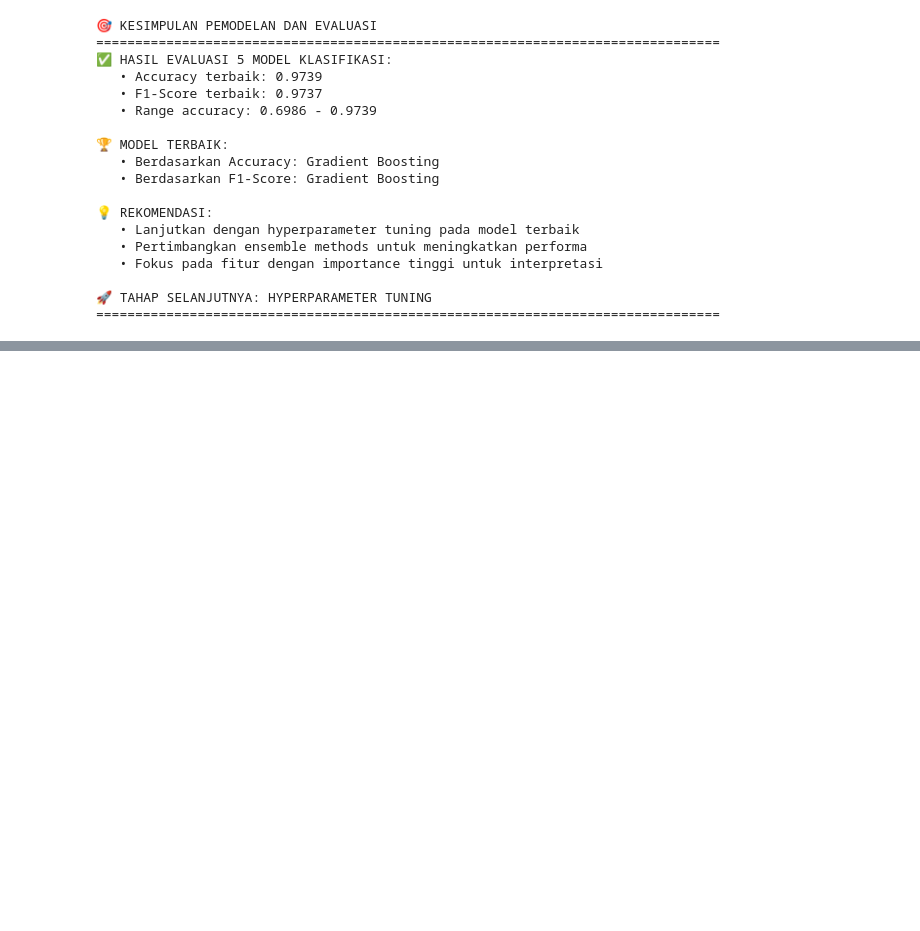
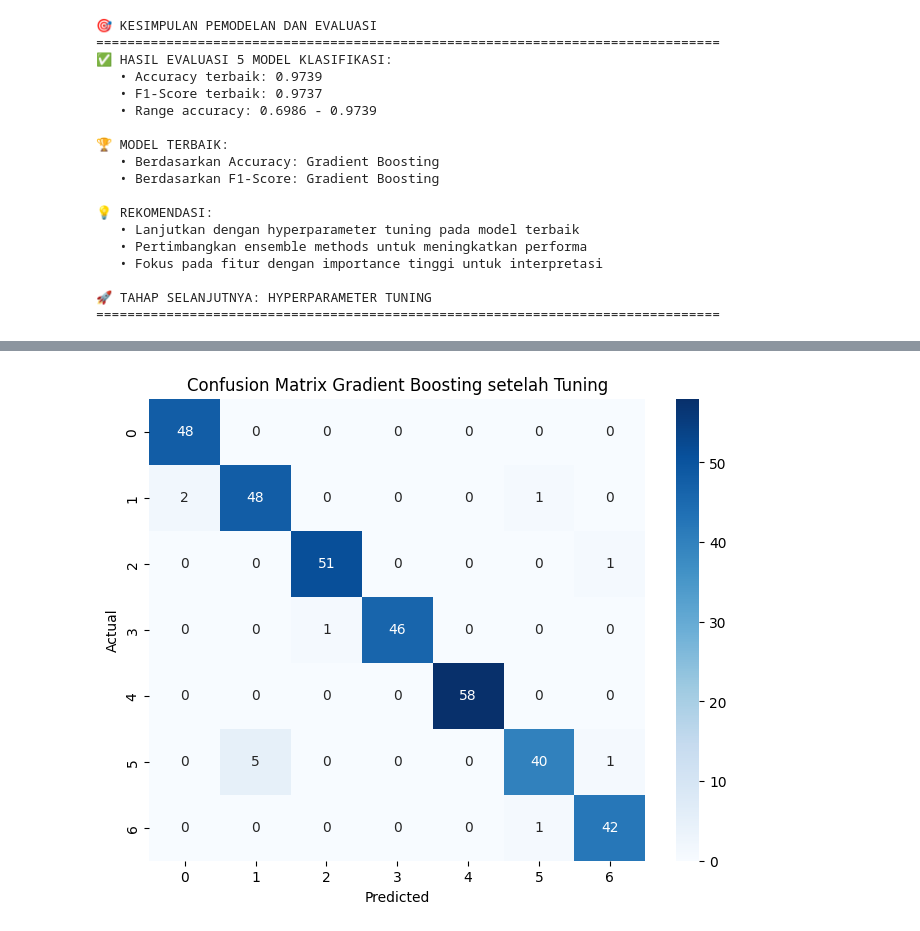
Before and after one commit to khanifnaufal/BengkoCapstone, a Jupyter notebook: CapstoneBengkod (3).ipynb, the cells around one changed output, grey strips where cells are left out. Cells and saved outputs as stored; diff of their text form; code cells hidden in the pictures; blank space fills up the shorter version.

```diff
--- a/CapstoneBengkod (3).ipynb
+++ b/CapstoneBengkod (3).ipynb
@@ -710,0 +757,12 @@ print("=" * 80)
+# %%
+
+# Melatih ulang model dengan parameter terbaik
+best_gb = random_search.best_estimator_
+best_gb.fit(X_train_scaled, y_train)
+
+# Evaluasi model
+from sklearn.metrics import classification_report, confusion_matrix
+y_pred_best = best_gb.predict(X_test_scaled)
+
+print("Classification Report setelah Tuning:")
+print(classification_report(y_test, y_pred_best))
@@ -710,0 +784,11 @@ print("=" * 80)
+# %%
+# Visualisasi Confusion Matrix
+cm = confusion_matrix(y_test, y_pred_best)
+plt.figure(figsize=(8, 6))
+sns.heatmap(cm, annot=True, fmt='d', cmap='Blues')
+plt.title('Confusion Matrix Gradient Boosting setelah Tuning')
+plt.xlabel('Predicted')
+plt.ylabel('Actual')
+plt.show()
+# %% [output]
+[figure, added]
```
Also changed, not shown: parts of 10 cells of this notebook.
